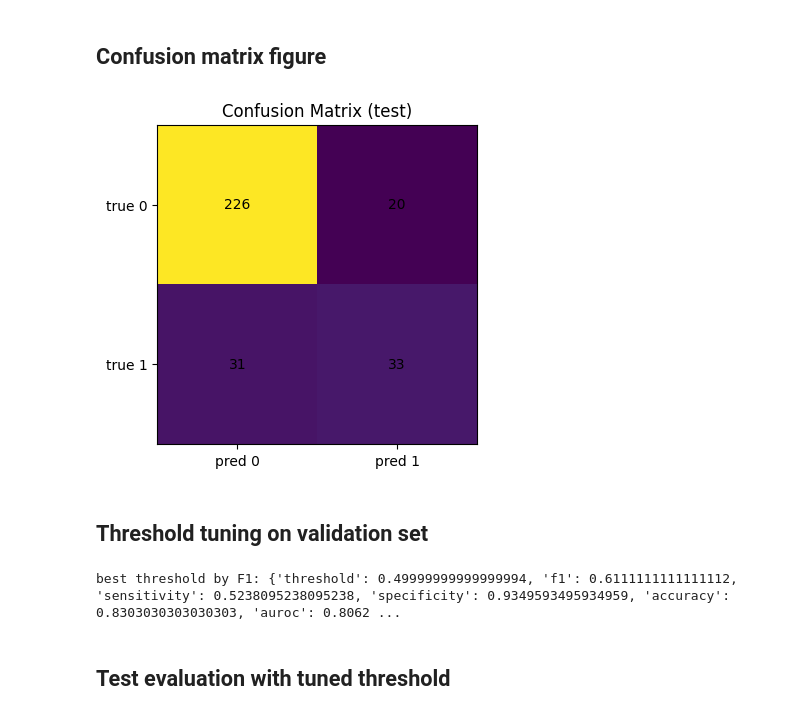
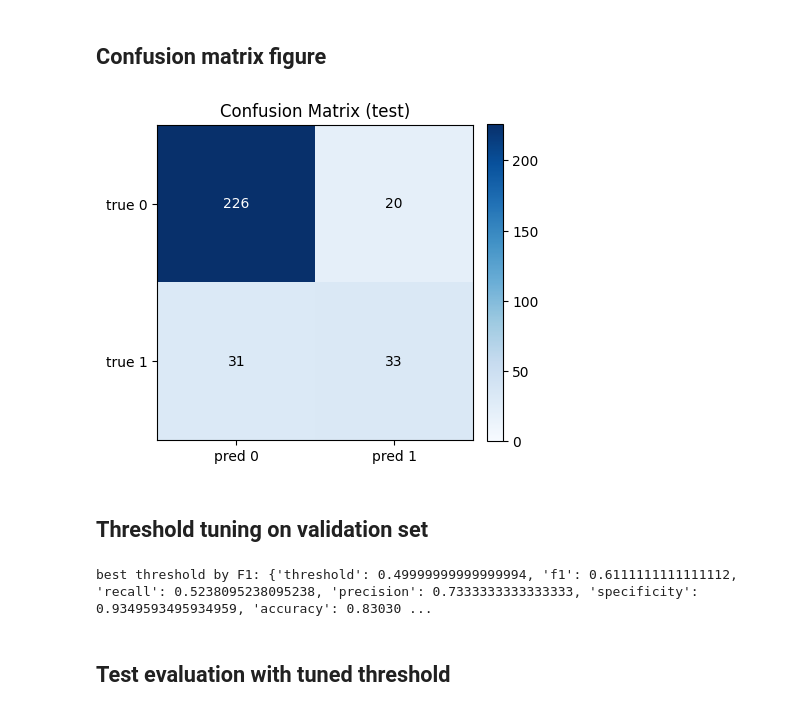
Before and after one commit to eremozdemir/lung-nodule-3d, a Jupyter notebook: notebooks/01_nodulemnist3d.ipynb, the cells around one changed output. Saved outputs shown, nothing was run; the diff lists cells and outputs as text; code cells hidden in the pictures.

Commit message:
Fixing for missing recall and precision metrics

```diff
--- a/notebooks/01_nodulemnist3d.ipynb
+++ b/notebooks/01_nodulemnist3d.ipynb
@@ -55,6 +55,6 @@ metrics_path = os.path.join(RUN_DIR, "metrics.json")
 
 # Saving location for plots
 train_loss_path = os.path.join(FIG_DIR, f"train_loss_{RUN_ID}.png")
-confuson_matrix_path = os.path.join(FIG_DIR, f"confusion_matrix_{RUN_ID}.png")
+confusion_matrix_path = os.path.join(FIG_DIR, f"confusion_matrix_{RUN_ID}.png")
 table_path = os.path.join(FIG_DIR, f"results_table_{RUN_ID}.png")
 # %% [output]
@@ -338,19 +338,28 @@ with open(metrics_path, "w") as f:
 ## Confusion matrix figure
 # %%
 cm = np.array(test_metrics["confusion_matrix"])
-plt.figure(figsize=(4,4))
-plt.imshow(cm)
+
+plt.figure(figsize=(4.6, 4.2))
+im = plt.imshow(cm, cmap="Blues", vmin=0, vmax=cm.max())
+plt.colorbar(im, fraction=0.046, pad=0.04)
+
 plt.title("Confusion Matrix (test)")
-plt.xticks([0,1], ["pred 0", "pred 1"])
-plt.yticks([0,1], ["true 0", "true 1"])
+plt.xticks([0, 1], ["pred 0", "pred 1"])
+plt.yticks([0, 1], ["true 0", "true 1"])
+
+# text color that stays readable
+thresh = cm.max() * 0.6
 for i in range(2):
     for j in range(2):
-        plt.text(j, i, str(cm[i,j]), ha="center", va="center")
+        val = cm[i, j]
+        txt_color = "white" if val > thresh else "black"
+        plt.text(j, i, str(val), ha="center", va="center", color=txt_color)
+
 plt.tight_layout()
-plt.savefig(confuson_matrix_path, dpi=200)
+plt.savefig(confusion_matrix_path, dpi=200)
 plt.show()
 # %% [output]
-[figure, old version]
+[figure, new version]
 # %% [markdown]
 ## Threshold tuning on validation set
 # %%
@@ -383,7 +392,8 @@ for t in thresholds:
     row = {
         "threshold": float(t),
         "f1": met["f1"],
-        "sensitivity": met["sensitivity"],
+        "recall": met["recall"],
+        "precision": met["precision"],
         "specificity": met["specificity"],
         "accuracy": met["accuracy"],
         "auroc": met["auroc"],
@@ -395,7 +405,7 @@ for t in thresholds:
 
 print("best threshold by F1:", best)
 # %% [output]
-best threshold by F1: {'threshold': 0.49999999999999994, 'f1': 0.6111111111111112, 'sensitivity': 0.5238095238095238, 'specificity': 0.9349593495934959, 'accuracy': 0.8303030303030303, 'auroc': 0.8062 ...
+best threshold by F1: {'threshold': 0.49999999999999994, 'f1': 0.6111111111111112, 'recall': 0.5238095238095238, 'precision': 0.7333333333333333, 'specificity': 0.9349593495934959, 'accuracy': 0.83030 ...
 # %% [markdown]
 ## Test evaluation with tuned threshold
 # %%
```
Also changed, not shown: parts of 7 cells of this notebook, 19 other files.
